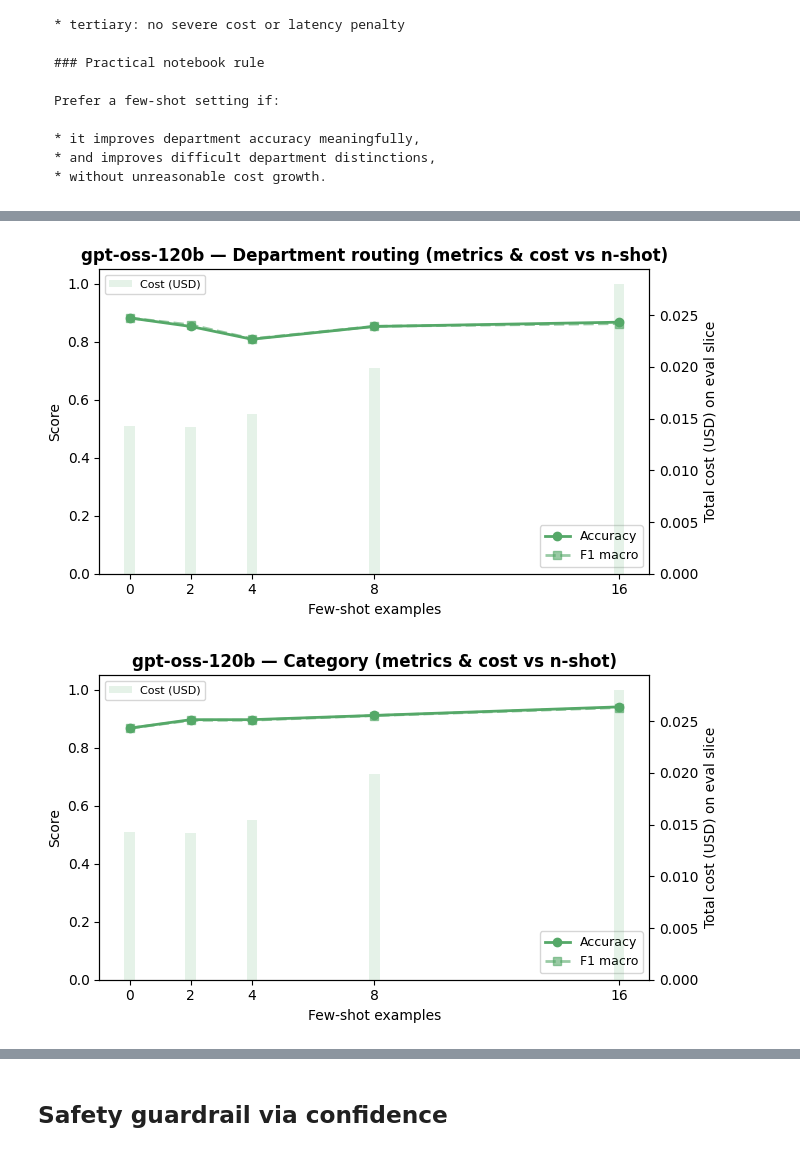
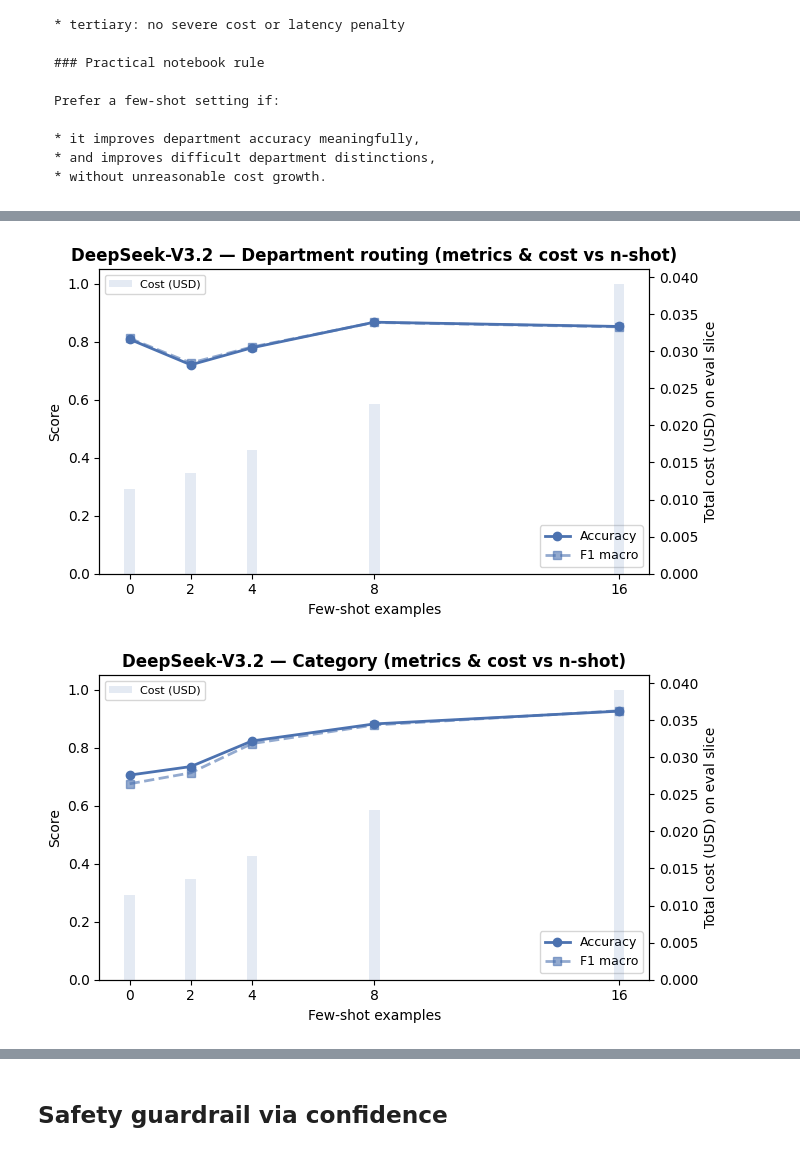
Before and after one commit to mnrozhkov/ai_leader, a Jupyter notebook: notebooks/3_3_run_evaluations_quality_safety_cost.ipynb, the cells around one changed output, grey strips where cells are left out. Saved outputs shown, nothing was run; the diff lists cells and outputs as text; code cells hidden in the pictures.

```diff
--- a/notebooks/3_3_run_evaluations_quality_safety_cost.ipynb
+++ b/notebooks/3_3_run_evaluations_quality_safety_cost.ipynb
@@ -174,13 +191,16 @@ So the notebook should treat **department accuracy** as the headline H2 metric.
 
 ---
 # %%
-BEST_MODEL = "openai/gpt-oss-120b"  # Select a model from the CANDIDATE_MODELS to proceed
-h2_model = BEST_MODEL
+from ai_leader import select_best_model
 
-print(f"H2 — full dataset run: {BEST_MODEL} ({len(df)} rows)")
+h2_model = select_best_model(model_runs)
+if h2_model is None:
+    raise ValueError("No acceptable model found for H2 misroute threshold.")
+
+print(f"H2 — full dataset run: {h2_model} ({len(df)} rows)")
 h2_run = await evaluate_model_on_dataframe_async(
     df=df,
-    model=BEST_MODEL,
+    model=h2_model,
     client=client,
     system_prompt=SYSTEM_PROMPT,
     temperature=TEMPERATURE,
@@ -703,56 +689,8 @@ row_count                 68.000000
 # %%
-_fs_plot_df = df_few_shot_ablation.sort_values("n_shot")
-_color = MODEL_PALETTE.get(BEST_MODEL, "#4C72B0")
-_short = BEST_MODEL.rsplit("/", 1)[-1]
-_nshots = _fs_plot_df["n_shot"].tolist()
-
-for target, acc_col, f1_col in (
-    ("Department routing", "department_accuracy", "department_f1_macro"),
-    ("Category", "category_accuracy", "category_f1_macro"),
-):
-    fig, ax1 = plt.subplots(figsize=(7, 4))
-    ax1.plot(
-        _fs_plot_df["n_shot"],
-        _fs_plot_df[acc_col],
-        marker="o",
-        lw=2,
-        label="Accuracy",
-        color=_color,
-    )
-    ax1.plot(
-        _fs_plot_df["n_shot"],
-        _fs_plot_df[f1_col],
-        marker="s",
-        lw=2,
-        label="F1 macro",
-        color=_color,
-        alpha=0.6,
-        linestyle="--",
-    )
-    ax1.set_xlabel("Few-shot examples")
-    ax1.set_ylabel("Score")
-    ax1.set_ylim(0, 1.05)
-    ax1.set_xticks(_nshots)
-    ax1.legend(loc="lower right", fontsize=9)
-
-    ax2 = ax1.twinx()
-    ax2.bar(
-        _fs_plot_df["n_shot"],
-        _fs_plot_df["cost_total_usd"],
-        width=0.35,
-        alpha=0.15,
-        color=_color,
-        label="Cost (USD)",
-    )
-    ax2.set_ylabel("Total cost (USD) on eval slice")
-    ax2.legend(loc="upper left", fontsize=8)
-
-    ax1.set_title(
-        f"{_short} — {target} (metrics & cost vs n-shot)",
-        fontweight="bold",
-    )
-    fig.tight_layout()
-    plt.show()
+plot_metrics_for_n_shot(
+    df_few_shot_ablation,
+    best_model=BEST_MODEL,
+)
 # %% [output]
-[figure, old version]
+[figure, new version]
-[figure, old version]
+[figure, new version]
```
Also changed, not shown: parts of 18 cells of this notebook, 23 other files.
